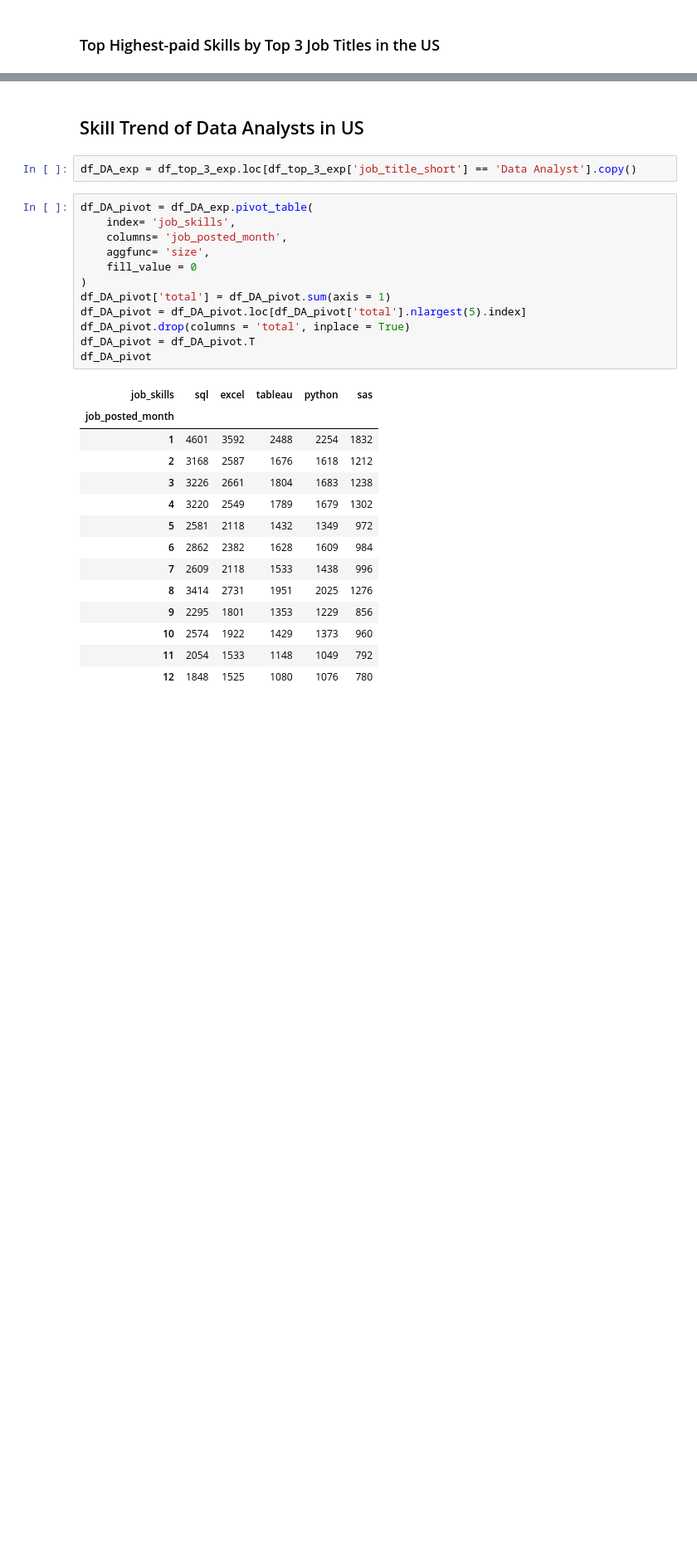
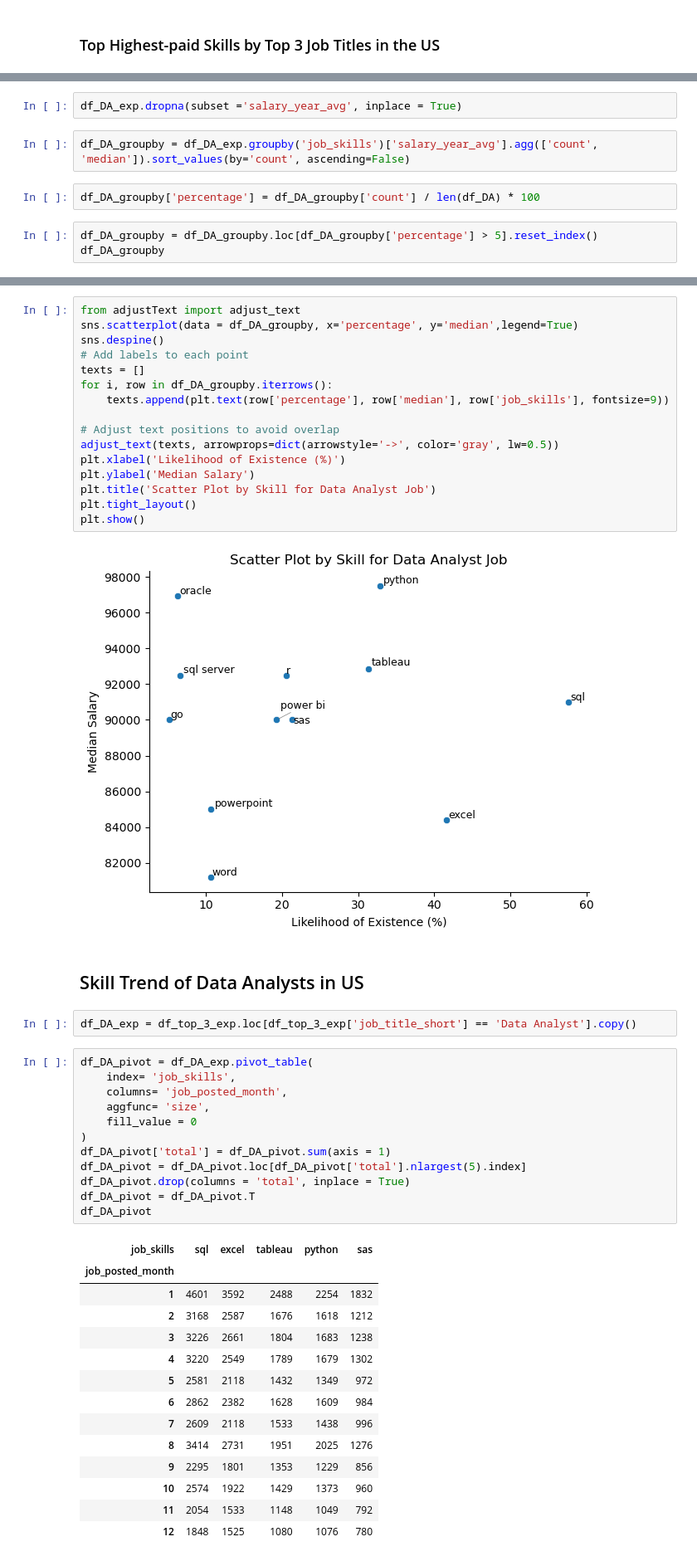
Before and after one commit to DiiNguyen/Job-Postings-Analysis, a Jupyter notebook: project_youtube/project.ipynb, the cells around one changed output, grey strips where cells are left out. Shown at 83% size. Saved outputs shown, nothing was run; the diff lists cells and outputs as text; blank space fills up the shorter version.

```diff
--- a/project_youtube/project.ipynb
+++ b/project_youtube/project.ipynb
@@ -381,0 +508,9 @@ plt.show()
+# %%
+df_DA_exp.dropna(subset ='salary_year_avg', inplace = True)
+# %%
+df_DA_groupby = df_DA_exp.groupby('job_skills')['salary_year_avg'].agg(['count', 'median']).sort_values(by='count', ascending=False)
+# %%
+df_DA_groupby['percentage'] = df_DA_groupby['count'] / len(df_DA) * 100
+# %%
+df_DA_groupby = df_DA_groupby.loc[df_DA_groupby['percentage'] > 5].reset_index()
+df_DA_groupby
@@ -382,3 +531,21 @@ plt.show()
+# %%
+from adjustText import adjust_text
+sns.scatterplot(data = df_DA_groupby, x='percentage', y='median',legend=True)
+sns.despine()
+# Add labels to each point
+texts = []
+for i, row in df_DA_groupby.iterrows():
+    texts.append(plt.text(row['percentage'], row['median'], row['job_skills'], fontsize=9))
+
+# Adjust text positions to avoid overlap
+adjust_text(texts, arrowprops=dict(arrowstyle='->', color='gray', lw=0.5))
+plt.xlabel('Likelihood of Existence (%)')
+plt.ylabel('Median Salary')
+plt.title('Scatter Plot by Skill for Data Analyst Job')
+plt.tight_layout()
+plt.show()
+# %% [output]
+[figure, added]
 # %% [markdown]
 ## Skill Trend of Data Analysts in US
 # %%
```
Also changed, not shown: parts of 19 cells of this notebook.
